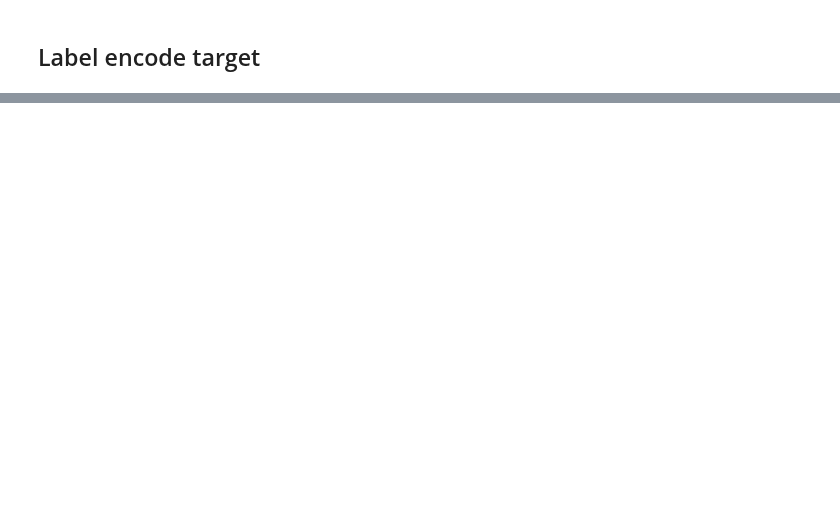
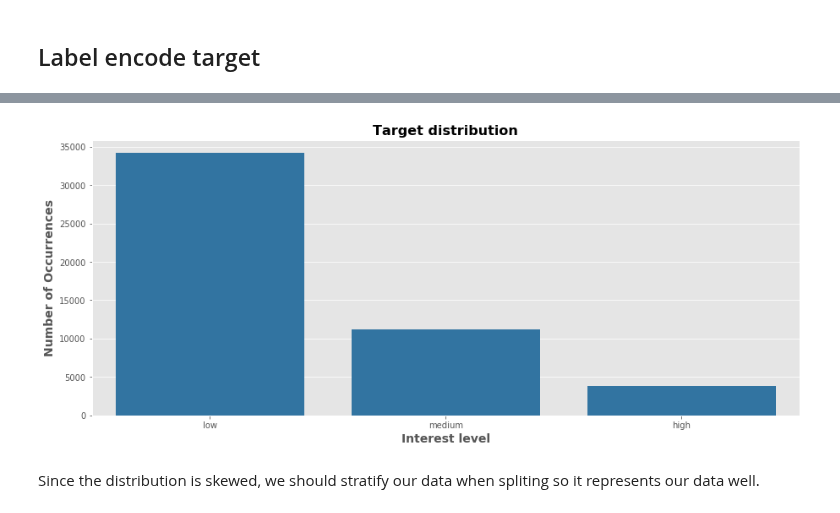
Before and after one commit to taryn-c/CMPT459-Project, a Jupyter notebook: Decision Tree.ipynb, the cells around one changed output, grey strips where cells are left out. Saved outputs shown, nothing was run; the diff lists cells and outputs as text; code cells hidden in the pictures; blank space fills up the shorter version.

```diff
--- a/Decision Tree.ipynb
+++ b/Decision Tree.ipynb
@@ -2,6 +2,11 @@
 from Preprocessing import *;
 from sklearn.model_selection import train_test_split;
 from sklearn.tree import DecisionTreeClassifier;
+from sklearn.model_selection import StratifiedKFold
+from sklearn.metrics import accuracy_score
+from skfeature.function.similarity_based import fisher_score;
+from skfeature.function.statistical_based import gini_index;
+import seaborn as sns
+plt.style.use('ggplot')
 # %%
-train_df.reset_index(drop=True, inplace=True)
-train_df
+data = train_df.reset_index(drop=True)
@@ -27,5 +39,6 @@ train_df
 # %% [markdown]
 ## Label encode target
 # %%
-train_df["interest_level"] = train_df["interest_level"].astype('category')
-train_df["target"] = train_df["interest_level"].cat.codes
+data["interest_level"] = data["interest_level"].astype('category')
+data["target"] = data["interest_level"].cat.codes
+data.drop(['interest_level'], axis=1, inplace=True)
@@ -36,0 +52,12 @@ y = train_df['target']
+# %%
+int_level = train_df['interest_level'].value_counts()
+plt.figure(figsize=(15,6))
+sns.barplot(int_level.index, int_level.values, alpha=1, order=['low','medium','high'],color=color[0])
+plt.ylabel('Number of Occurrences', fontsize=14, fontweight='bold')
+plt.xlabel('Interest level', fontsize=14, fontweight='bold')
+plt.title('Target distribution', fontsize=16, fontweight='bold')
+plt.show()
+# %% [output]
+[figure, added]
+# %% [markdown]
+Since the distribution is skewed, we should stratify our data when spliting so it represents our data well.
```
Also changed, not shown: parts of 18 cells of this notebook, 3 other files.
